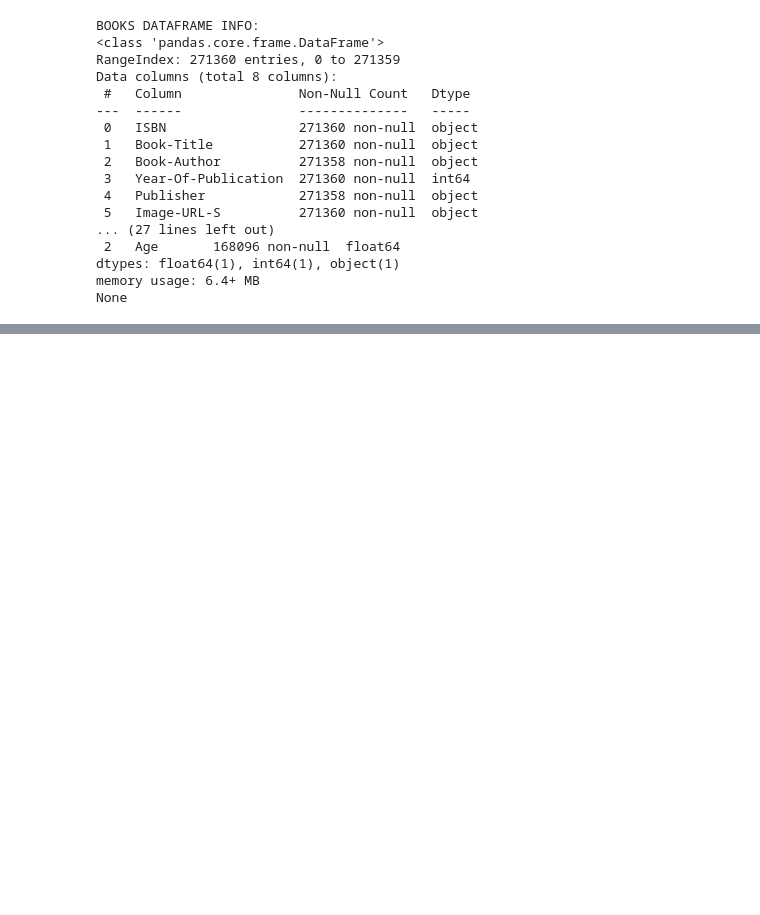
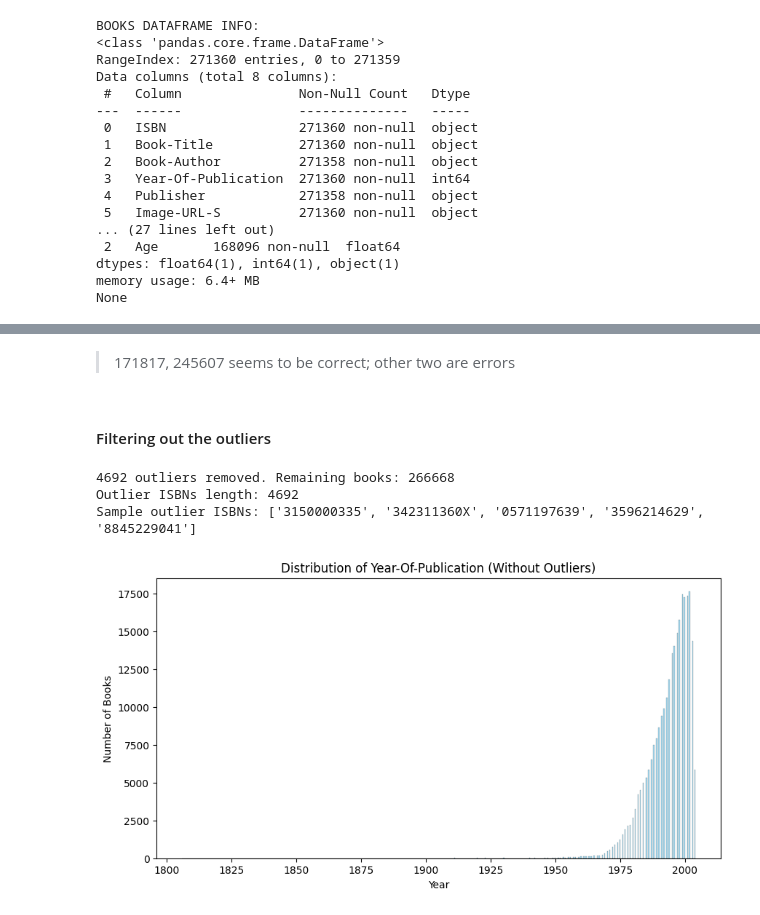
Before and after one commit to rtweera/recommender-systems-project, a Jupyter notebook: notebooks/recommender-updated.ipynb, the cells around one changed output, grey strips where cells are left out. Saved outputs shown, nothing was run; the diff lists cells and outputs as text; code cells hidden in the pictures; blank space fills up the shorter version.

```diff
--- a/notebooks/recommender-updated.ipynb
+++ b/notebooks/recommender-updated.ipynb
@@ -1224,0 +173,24 @@ main()
+# %% [markdown]
+> 171817, 245607 seems to be correct; other two are errors
+# %% [markdown]
+#### Filtering out the outliers
+# %%
+books_clean = books_raw[(books_raw['Year-Of-Publication'] > 1800) &
+                           (books_raw['Year-Of-Publication'] <= 2004)].copy()
+books_outliers_isbns = books_raw[~books_raw.index.isin(books_clean.index)]['ISBN'].tolist()
+print(f"{len(books_raw) - len(books_clean)} outliers removed. Remaining books: {len(books_clean)}")
+print(f"Outlier ISBNs length: {len(books_outliers_isbns)}")
+print(f"Sample outlier ISBNs: {books_outliers_isbns[:5]}")
+# %% [output]
+4692 outliers removed. Remaining books: 266668
+Outlier ISBNs length: 4692
+Sample outlier ISBNs: ['3150000335', '342311360X', '0571197639', '3596214629', '8845229041']
+# %%
+plt.figure(figsize=(10, 5))
+sns.histplot(books_clean['Year-Of-Publication'], bins=500, kde=False, color='skyblue') # type: ignore
+plt.title('Distribution of Year-Of-Publication (Without Outliers)')
+plt.xlabel('Year')
+plt.ylabel('Number of Books')
+plt.show()
+# %% [output]
+[figure, added]
```
Also changed, not shown: parts of 43 cells of this notebook, 1 other file.
